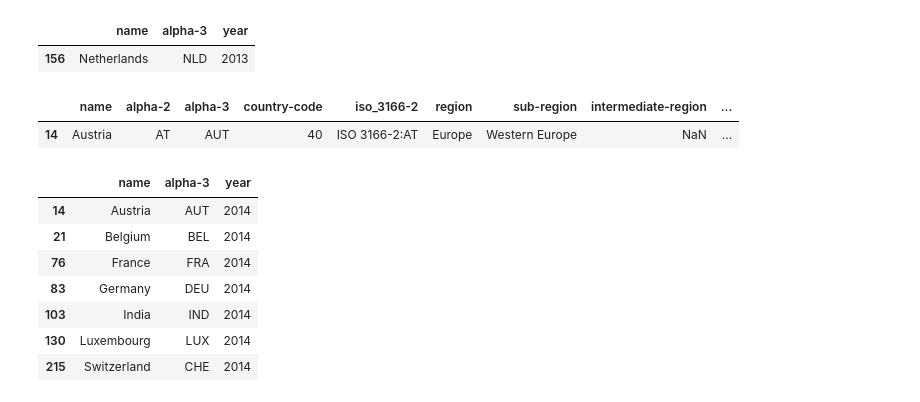
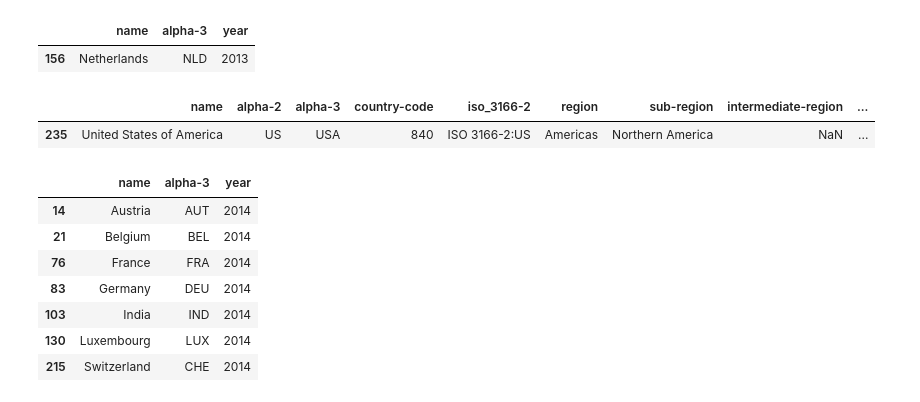
Before and after one commit to junyuelin/netflix_visualization, a Jupyter notebook: data_cleaning.ipynb, the cells around one changed output. Saved outputs shown, nothing was run; the diff lists cells and outputs as text; code cells hidden in the pictures.

```diff
--- a/data_cleaning.ipynb
+++ b/data_cleaning.ipynb
@@ -176,11 +176,11 @@ netherlands
 # %% [output]
 |  | name | alpha-3 | year |
 | 156 | Netherlands | NLD | 2013 |
-# %%
-maps[maps['name'] == 'Austria']
-# %% [output]
-|  | name | alpha-2 | alpha-3 | country-code | iso_3166-2 | region | sub-region | intermediate-region | ... |
-| 14 | Austria | AT | AUT | 40 | ISO 3166-2:AT | Europe | Western Europe | NaN | ... |
+# %%
+maps[maps['alpha-3'] == 'USA']
+# %% [output]
+|  | name | alpha-2 | alpha-3 | country-code | iso_3166-2 | region | sub-region | intermediate-region | ... |
+| 235 | United States of America | US | USA | 840 | ISO 3166-2:US | Americas | Northern America | NaN | ... |
 # %%
 EU_second = ['Austria', 'Belgium', 'France', 'Germany', 'Luxembourg', 'Switzerland', 'India']
 further_EU = maps[maps.name.isin(EU_second)][['name', 'alpha-3']]
```
Also changed, not shown: parts of 1 cell of this notebook, 1 other file.
